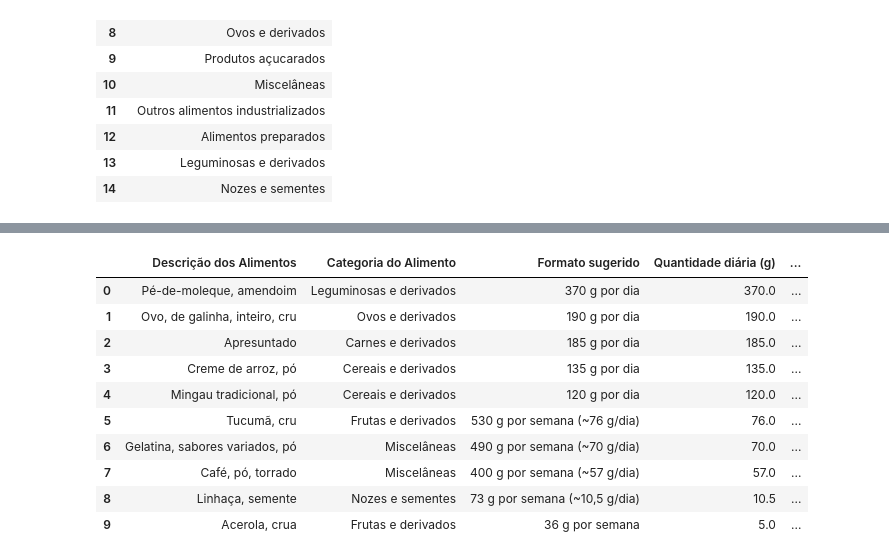
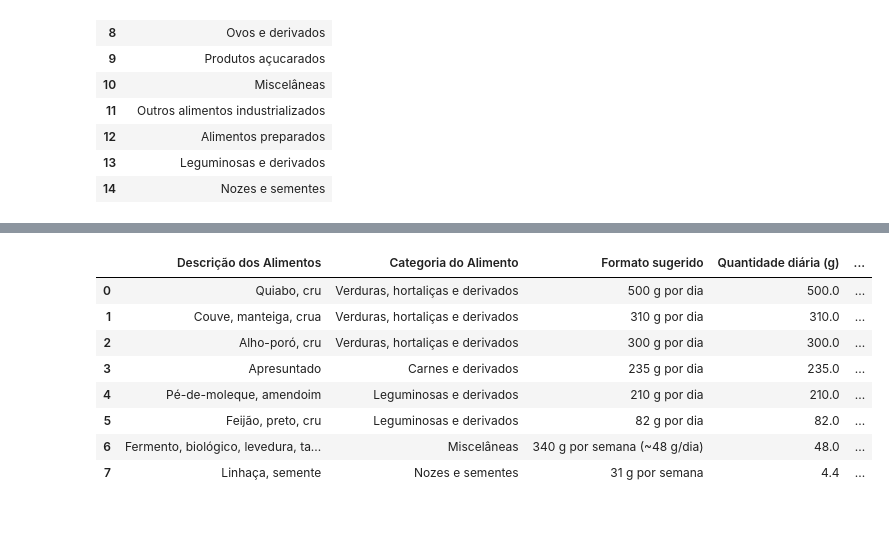
Before and after one commit to gabriel-fonseca-repo/nutrition-notebook, a Jupyter notebook: src/main.ipynb, the cells around one changed output, grey strips where cells are left out. Cells and saved outputs as stored; diff of their text form; code cells hidden in the pictures; blank space fills up the shorter version.

Commit message:
limitação calórica

```diff
--- a/src/main.ipynb
+++ b/src/main.ipynb
@@ -160,7 +236,7 @@ display(
 # x[i] = number of 100 g portions of food i.
 # Objective: minimize total grams of food while meeting the computed nutrient bounds.
 MAX_GRAMAS_POR_ALIMENTO = 500
-TOLERANCIA_ENERGIA_ACIMA = 0.05
+TOLERANCIA_ENERGIA_ACIMA = tolerancia_energia_acima_lp
 MIN_GRAMAS_PARA_EXIBIR = 0.1
 CATEGORIAS_PERMITIDAS = [
     "Cereais e derivados",
@@ -188,11 +264,14 @@ except NameError:
     tabela_base_lp = pd.read_csv(DATA_DIR / "taco_completo.csv", sep=";")
 
 try:
-    necessidades_lp = necessidades_nutricionais.copy()
+    necessidades_lp = necessidades_para_otimizacao.copy()
 except NameError:
-    necessidades_lp = pd.read_csv(
-        DATA_DIR / "necessidades_nutricionais_estimadas.csv", sep=";"
-    )
+    try:
+        necessidades_lp = necessidades_nutricionais.copy()
+    except NameError:
+        necessidades_lp = pd.read_csv(
+            DATA_DIR / "necessidades_para_otimizacao_lp.csv", sep=";"
+        )
 
 resumo_otimizacao, dieta_otimizada, cobertura_dieta_otimizada = otimizar_dieta_lp(
     tabela_base=tabela_base_lp,
@@ -231,15 +308,6 @@ dieta_otimizada
 # %%
-try:
-    dieta_base_humana = dieta_otimizada.copy()
-except NameError:
-    dieta_base_humana = pd.read_csv(DATA_DIR / "dieta_otimizada_lp.csv", sep=";")
-
-try:
-    cobertura_base_humana = cobertura_dieta_otimizada.copy()
-except NameError:
-    cobertura_base_humana = pd.read_csv(
-        DATA_DIR / "cobertura_dieta_otimizada_lp.csv", sep=";"
-    )
+dieta_base_humana = dieta_otimizada.copy()
+cobertura_base_humana = cobertura_dieta_otimizada.copy()
 
 plano_alimentar_legivel = preparar_plano_humano(dieta_base_humana)
 resumo_por_categoria = preparar_resumo_categorias(plano_alimentar_legivel)
@@ -272,10 +340,19 @@ linhas_markdown = [
     f"- Equivalente semanal: {total_semanal} por semana",
     f"- Alimentos no plano: {len(plano_alimentar_legivel)}",
     f"- Restrições nutricionais atendidas: {restricoes_ok}/{total_restricoes}",
-    "",
-    "## Alimentos",
-    "",
 ]
+
+try:
+    linhas_markdown.extend(
+        [
+            f"- Meta calórica: {formatar_quantidade(resumo_deficit_calorico['Meta calórica (kcal/dia)'], 'kcal')} por dia",  # noqa: E501
+            f"- Déficit aplicado: {formatar_quantidade(resumo_deficit_calorico['Déficit (kcal/dia)'], 'kcal')} por dia",  # noqa: E501
+        ]
+    )
+except NameError:
+    pass
+
+linhas_markdown.extend(["", "## Alimentos", ""])
 
 for _, linha in plano_alimentar_legivel.iterrows():
     observacao = (
@@ -330,15 +407,13 @@ plano_alimentar_legivel
 
 ## Nota
 
 Este plano minimiza massa total de alimentos, não sabor, variedade, custo, saciedade ou adequação culinária. Use os campos CATEGORIAS_PERMITIDAS e TERMOS_EXCLUIDOS na célula de otimização para deixar o resultado mais parecido com comida de verdade.
 |  | Descrição dos Alimentos | Categoria do Alimento | Formato sugerido | Quantidade diária (g) | ... |
-| 0 | Pé-de-moleque, amendoim | Leguminosas e derivados | 370 g por dia | 370.0 | ... |
-| 1 | Ovo, de galinha, inteiro, cru | Ovos e derivados | 190 g por dia | 190.0 | ... |
-| 2 | Apresuntado | Carnes e derivados | 185 g por dia | 185.0 | ... |
-| 3 | Creme de arroz, pó | Cereais e derivados | 135 g por dia | 135.0 | ... |
-| 4 | Mingau tradicional, pó | Cereais e derivados | 120 g por dia | 120.0 | ... |
-| 5 | Tucumã, cru | Frutas e derivados | 530 g por semana (~76 g/dia) | 76.0 | ... |
-| 6 | Gelatina, sabores variados, pó | Miscelâneas | 490 g por semana (~70 g/dia) | 70.0 | ... |
-| 7 | Café, pó, torrado | Miscelâneas | 400 g por semana (~57 g/dia) | 57.0 | ... |
-| 8 | Linhaça, semente | Nozes e sementes | 73 g por semana (~10,5 g/dia) | 10.5 | ... |
-| 9 | Acerola, crua | Frutas e derivados | 36 g por semana | 5.0 | ... |
+| 0 | Quiabo, cru | Verduras, hortaliças e derivados | 500 g por dia | 500.0 | ... |
+| 1 | Couve, manteiga, crua | Verduras, hortaliças e derivados | 310 g por dia | 310.0 | ... |
+| 2 | Alho-poró, cru | Verduras, hortaliças e derivados | 300 g por dia | 300.0 | ... |
+| 3 | Apresuntado | Carnes e derivados | 235 g por dia | 235.0 | ... |
+| 4 | Pé-de-moleque, amendoim | Leguminosas e derivados | 210 g por dia | 210.0 | ... |
+| 5 | Feijão, preto, cru | Leguminosas e derivados | 82 g por dia | 82.0 | ... |
+| 6 | Fermento, biológico, levedura, ta... | Miscelâneas | 340 g por semana (~48 g/dia) | 48.0 | ... |
+| 7 | Linhaça, semente | Nozes e sementes | 31 g por semana | 4.4 | ... |
```
Also changed, not shown: parts of 5 cells of this notebook, 9 other files.
